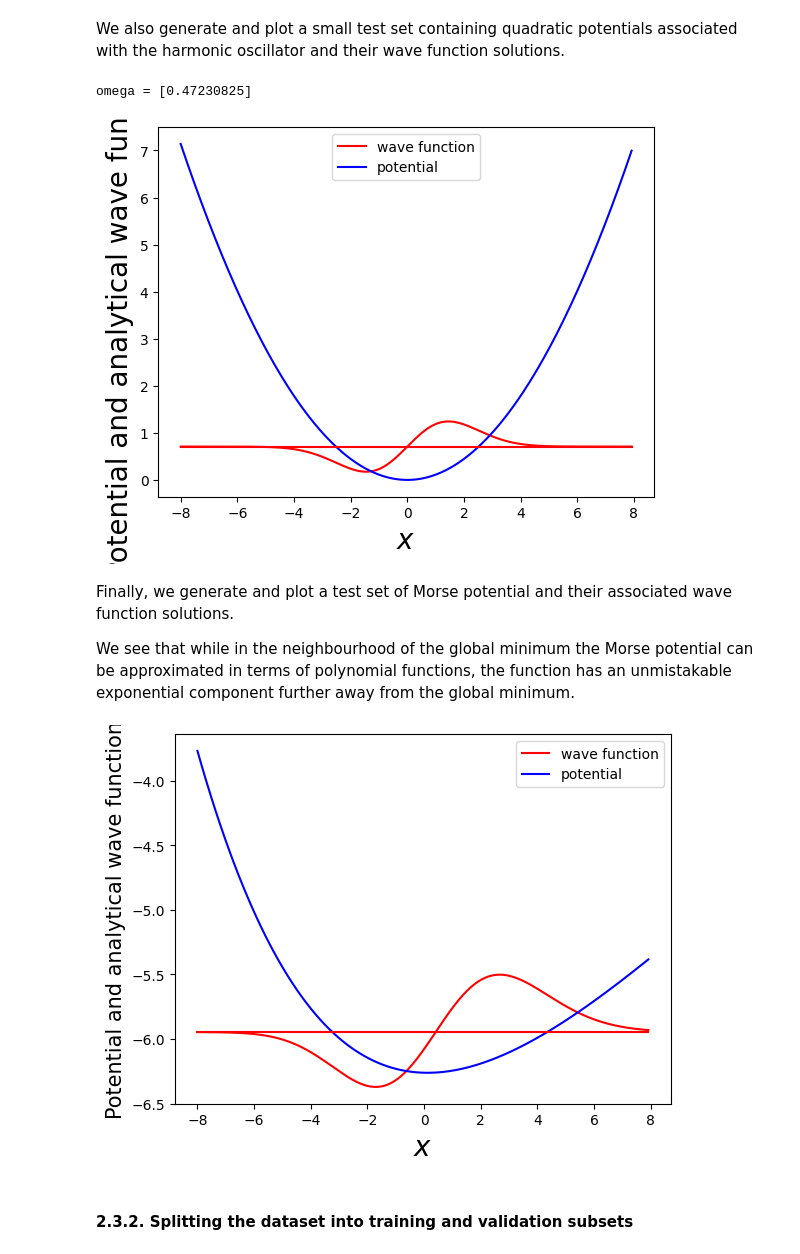
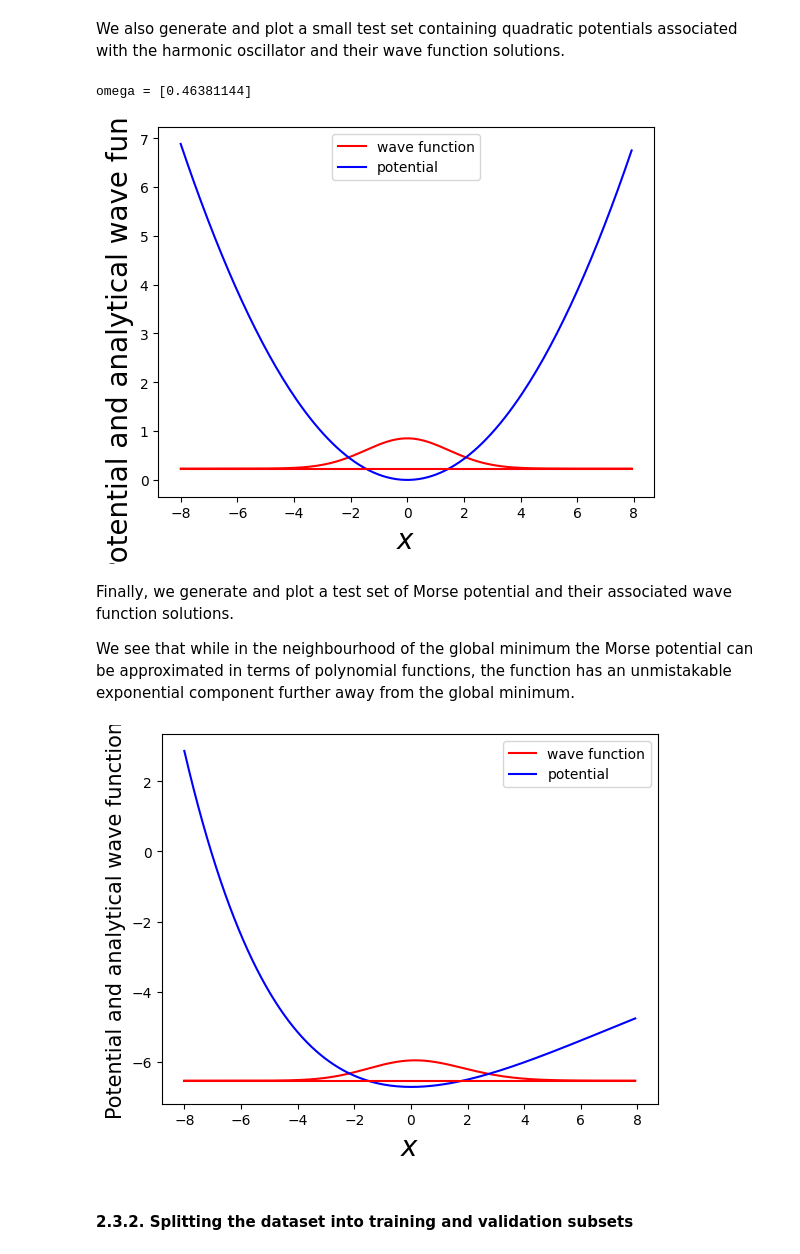
Before and after one commit to QTechEdu/QTech_notebooks, a Jupyter notebook: PhyQ_ML_Prediction.ipynb, the cells around one changed output. Drawn from its saved outputs; the diff is of its cells as text; code cells hidden in the pictures.

```diff
--- a/PhyQ_ML_Prediction.ipynb
+++ b/PhyQ_ML_Prediction.ipynb
@@ -215,7 +253,7 @@ def fix_sign(arr, arr2):
 # %%
 # MKP: A new function which calculates energy. It is more precise, but slightly slower than the previous one:
 #      explicitly, it is still O(n) like the previous function, but it is ~2.5 slower in the limit of large N.
-def get_energy(waves, Vs, x, mass=1., hbar=1.):
+def get_energy(waves, Vs, x, mass=1, hbar=1.):
     '''
     Function to calculate the empirical energy of a wavefunction
     Args:
@@ -1030,7 +1068,7 @@ $$V(x) = \sum_{i=0}^{k-1} \alpha_i x^i .$$
 
 xmin = -8#@param
 xmax = 8#@param
-n_state=1#@param to be changed, the mass is 1 by default
+n_state = 0#@param to be changed, the mass is 1 by default
 N = 200#@param
 n_samples=5000 #5000#@param
 #@markdown ---
@@ -1129,8 +1167,8 @@ xlabel("$x$", size=20)
 ylabel("Potential and analytical wave function", size=20)
 show()
 # %% [output]
-omega = [0.47230825]
+omega = [0.46381144]
-[figure, old version]
+[figure, new version]
 # %% [markdown]
 Finally, we generate and plot a test set of Morse potential and their associated wave function solutions.
 
@@ -1138,25 +1176,25 @@ We see that while in the neighbourhood of the global minimum the Morse potential
 # %%
 # TODO Generate Morse Data
 morse = Morse(N=N,  x_min=-8, x_max=8, xe_min=-0.5,
-              xe_max=0.5, De_max=7, De_min=3)  # TODO
+              xe_max=0.5, De_max=7, De_min=3, m=1.)  # TODO
 
 phi0_morse, x, a, De, xe, potential_morse = morse.generate_data(
     10, n_state, True)  # TODO
 #   plot
 figure(4)
 tmp_E = np.ones(N, float)
-mu = 1
+mu = 1 #12499.47
 lamb = np.sqrt(2*mu*De[0])/a[0]
 tmp_E = tmp_E*(- a[0]*a[0]/(2*mu)*(lamb - n_state-1/2)**2)
 plot(x, phi0_morse[0, :]+tmp_E[0], '-r')
 plot(x, potential_morse[0, :], '-b')
 plot(x, tmp_E, '-r')
 legend(["wave function", "potential"])
 xlabel("$x$", size=20)
 ylabel("Potential and analytical wave function", size=15)
 show()
 # %% [output]
-[figure, old version]
+[figure, new version]
 # %% [markdown]
 #### 2.3.2. Splitting the dataset into training and validation subsets
 # %% [markdown]
```
Also changed, not shown: parts of 21 cells of this notebook, 2 other files.
